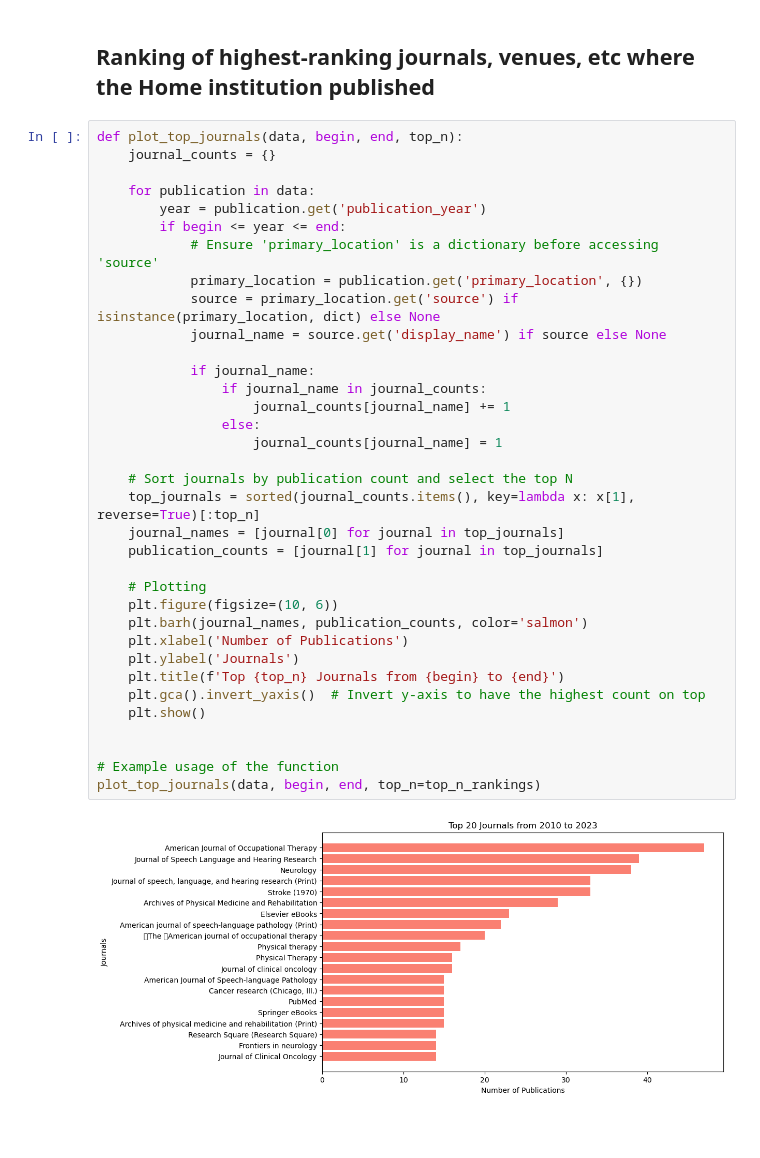
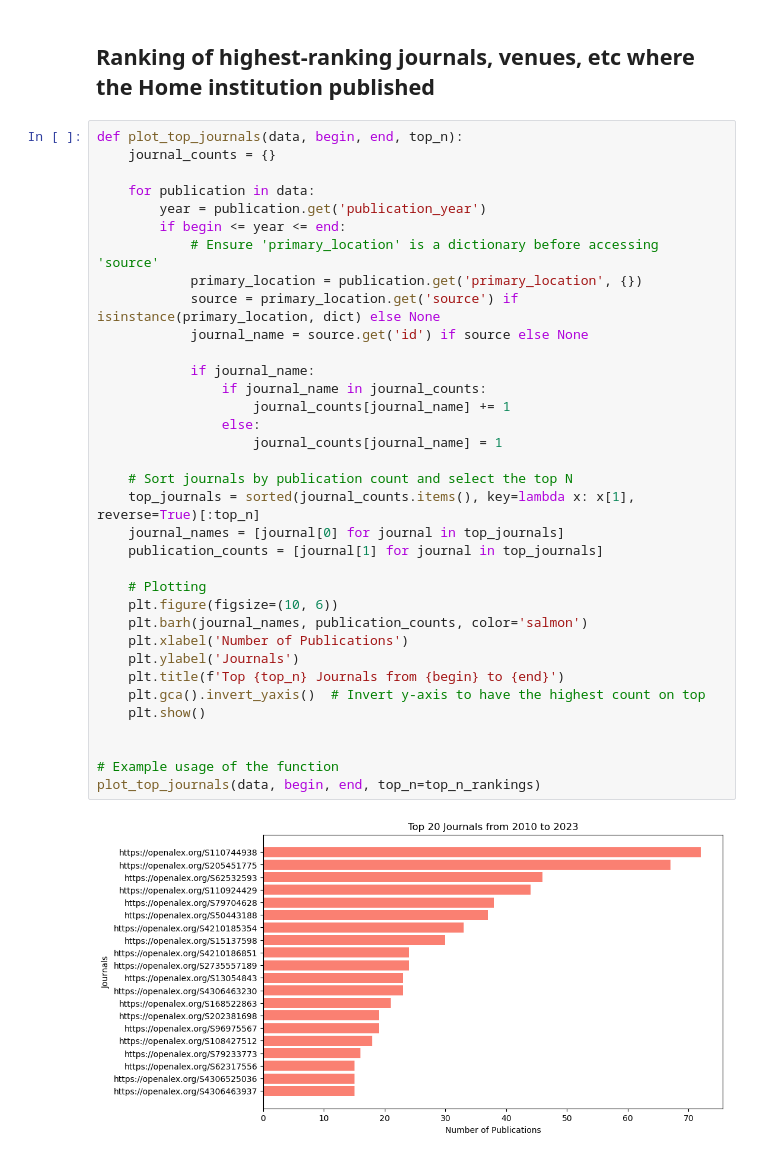
Before and after one commit to boumpteryx/Publication-statistics, a Jupyter notebook: Institution_Statistics.ipynb, the cells around one changed output. Saved outputs shown, nothing was run; the diff lists cells and outputs as text; blank space fills up the shorter version.

```diff
--- a/Institution_Statistics.ipynb
+++ b/Institution_Statistics.ipynb
@@ -612,32 +612,32 @@ def plot_top_journals(data, begin, end, top_n):
         year = publication.get('publication_year')
         if begin <= year <= end:
             # Ensure 'primary_location' is a dictionary before accessing 'source'
             primary_location = publication.get('primary_location', {})
             source = primary_location.get('source') if isinstance(primary_location, dict) else None
-            journal_name = source.get('display_name') if source else None
+            journal_name = source.get('id') if source else None
 
             if journal_name:
                 if journal_name in journal_counts:
                     journal_counts[journal_name] += 1
                 else:
                     journal_counts[journal_name] = 1
 
     # Sort journals by publication count and select the top N
     top_journals = sorted(journal_counts.items(), key=lambda x: x[1], reverse=True)[:top_n]
     journal_names = [journal[0] for journal in top_journals]
     publication_counts = [journal[1] for journal in top_journals]
 
     # Plotting
     plt.figure(figsize=(10, 6))
     plt.barh(journal_names, publication_counts, color='salmon')
     plt.xlabel('Number of Publications')
     plt.ylabel('Journals')
     plt.title(f'Top {top_n} Journals from {begin} to {end}')
     plt.gca().invert_yaxis()  # Invert y-axis to have the highest count on top
     plt.show()
 
 
 # Example usage of the function
 plot_top_journals(data, begin, end, top_n=top_n_rankings)
 # %% [output]
-[figure, old version]
+[figure, new version]
```
Also changed, not shown: parts of 24 cells of this notebook, 1 other file.
